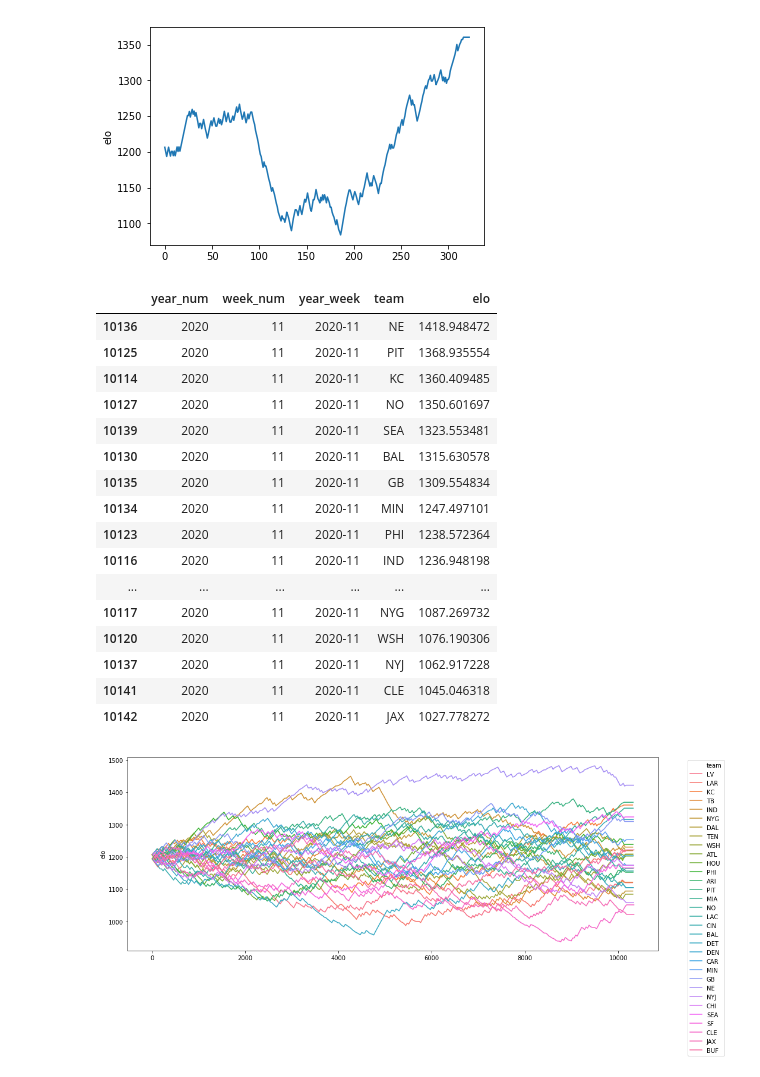
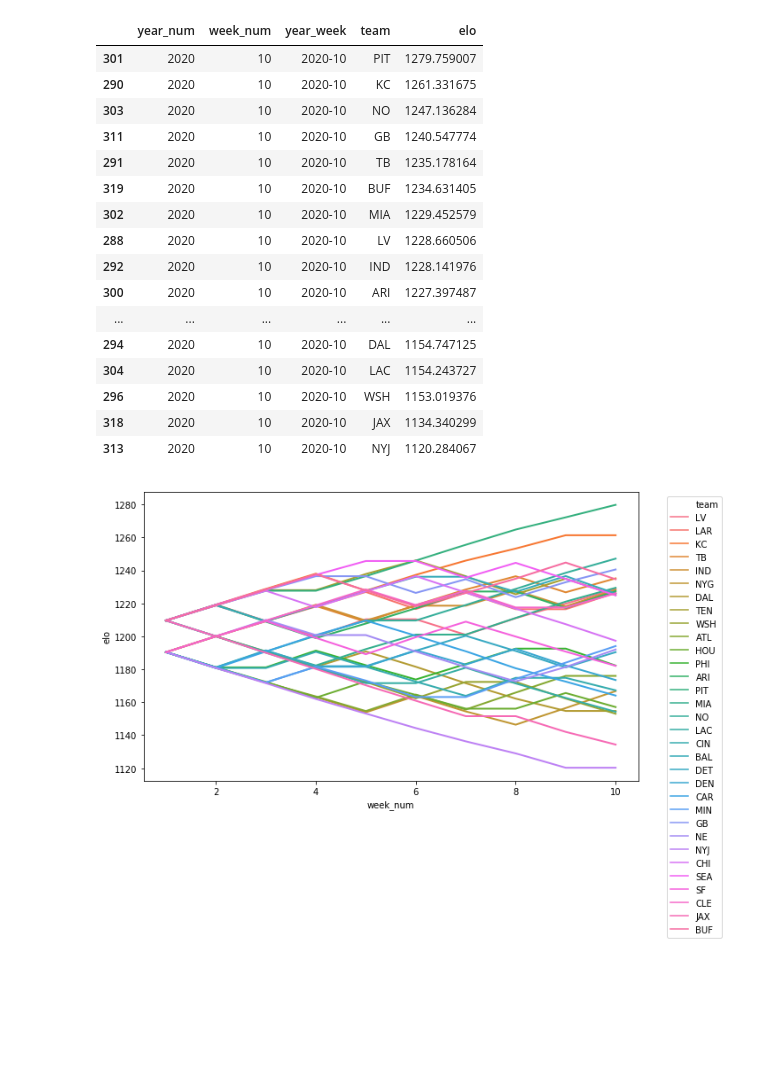
Before and after one commit to eonofrey/nfl_elo, a Jupyter notebook: elo_simulations.ipynb, the cells around one changed output. Saved outputs shown, nothing was run; the diff lists cells and outputs as text; code cells hidden in the pictures; blank space fills up the shorter version.

```diff
--- a/elo_simulations.ipynb
+++ b/elo_simulations.ipynb
@@ -105,37 +190,29 @@ plt.show()
-# %%
-pats_df = elos_df[elos_df.team == 'KC']
-pats_df.reset_index(inplace=True)
-
-
-sns.lineplot(x = pats_df.index, y=pats_df['elo'])
-plt.show()
-# %% [output]
-[figure, removed]
 # %%
-elos_df[(elos_df.year_num == 2020) & (elos_df.week_num == 11)].sort_values('elo', ascending=False)
+elos_df[(elos_df.year_num == 2020) & (elos_df.week_num == 10)].sort_values('elo', ascending=False)
 # %% [output]
 |  | year_num | week_num | year_week | team | elo |
-| 10136 | 2020 | 11 | 2020-11 | NE | 1418.948472 |
-| 10125 | 2020 | 11 | 2020-11 | PIT | 1368.935554 |
-| 10114 | 2020 | 11 | 2020-11 | KC | 1360.409485 |
-| 10127 | 2020 | 11 | 2020-11 | NO | 1350.601697 |
-| 10139 | 2020 | 11 | 2020-11 | SEA | 1323.553481 |
-| 10130 | 2020 | 11 | 2020-11 | BAL | 1315.630578 |
-| 10135 | 2020 | 11 | 2020-11 | GB | 1309.554834 |
-| 10134 | 2020 | 11 | 2020-11 | MIN | 1247.497101 |
-| 10123 | 2020 | 11 | 2020-11 | PHI | 1238.572364 |
-| 10116 | 2020 | 11 | 2020-11 | IND | 1236.948198 |
+| 301 | 2020 | 10 | 2020-10 | PIT | 1279.759007 |
+| 290 | 2020 | 10 | 2020-10 | KC | 1261.331675 |
+| 303 | 2020 | 10 | 2020-10 | NO | 1247.136284 |
+| 311 | 2020 | 10 | 2020-10 | GB | 1240.547774 |
+| 291 | 2020 | 10 | 2020-10 | TB | 1235.178164 |
+| 319 | 2020 | 10 | 2020-10 | BUF | 1234.631405 |
+| 302 | 2020 | 10 | 2020-10 | MIA | 1229.452579 |
+| 288 | 2020 | 10 | 2020-10 | LV | 1228.660506 |
+| 292 | 2020 | 10 | 2020-10 | IND | 1228.141976 |
+| 300 | 2020 | 10 | 2020-10 | ARI | 1227.397487 |
 | ... | ... | ... | ... | ... | ... |
-| 10117 | 2020 | 11 | 2020-11 | NYG | 1087.269732 |
-| 10120 | 2020 | 11 | 2020-11 | WSH | 1076.190306 |
-| 10137 | 2020 | 11 | 2020-11 | NYJ | 1062.917228 |
-| 10141 | 2020 | 11 | 2020-11 | CLE | 1045.046318 |
-| 10142 | 2020 | 11 | 2020-11 | JAX | 1027.778272 |
+| 294 | 2020 | 10 | 2020-10 | DAL | 1154.747125 |
+| 304 | 2020 | 10 | 2020-10 | LAC | 1154.243727 |
+| 296 | 2020 | 10 | 2020-10 | WSH | 1153.019376 |
+| 318 | 2020 | 10 | 2020-10 | JAX | 1134.340299 |
+| 313 | 2020 | 10 | 2020-10 | NYJ | 1120.284067 |
 # %%
-plt.figure(figsize=(16, 6))
-sns.lineplot(x=range(len(elos_df)), y='elo', data=elos_df, hue='team')
+plt.figure(figsize=(10, 6))
+sns.lineplot(x='week_num', y='elo', data=elos_df, hue='team', linewidth=2)
+
+
 plt.legend(bbox_to_anchor=(1.05, 1), loc='upper left')
-
 plt.show()
 # %% [output]
-[figure, old version]
+[figure, new version]
```
Also changed, not shown: parts of 11 cells of this notebook.
